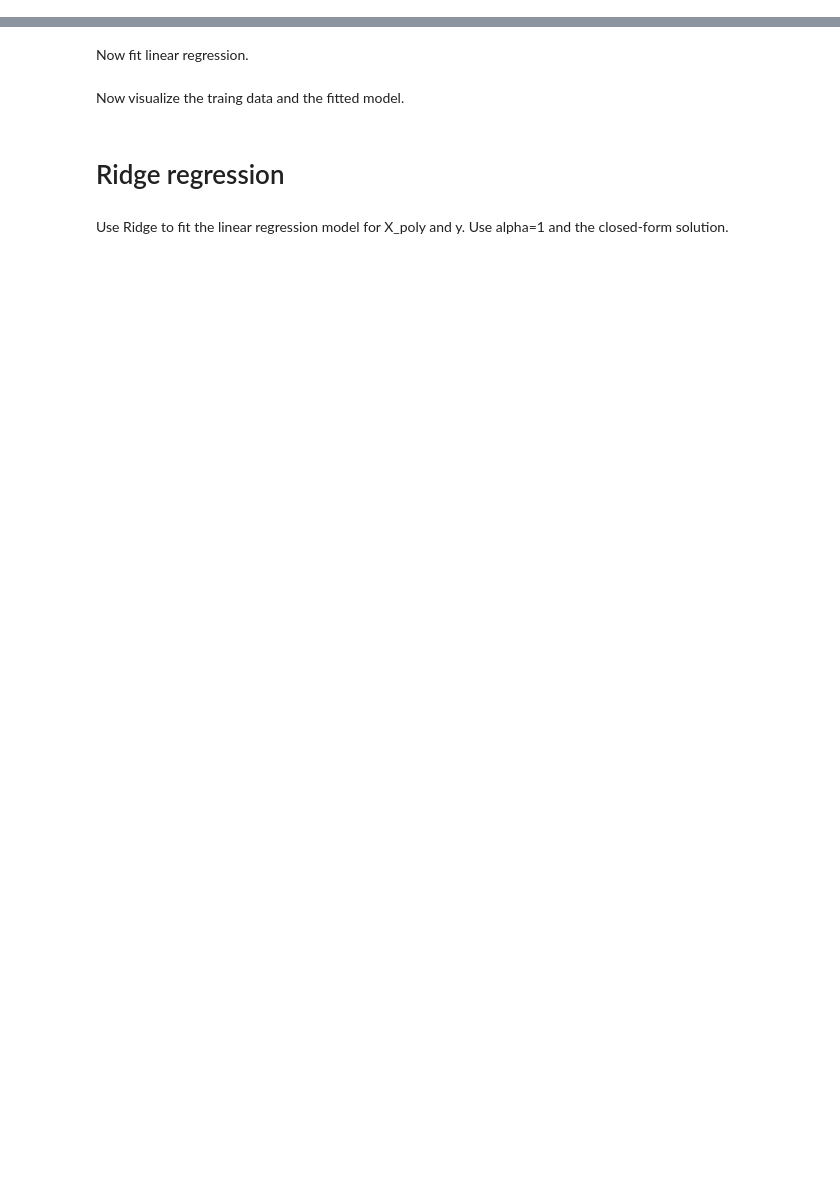
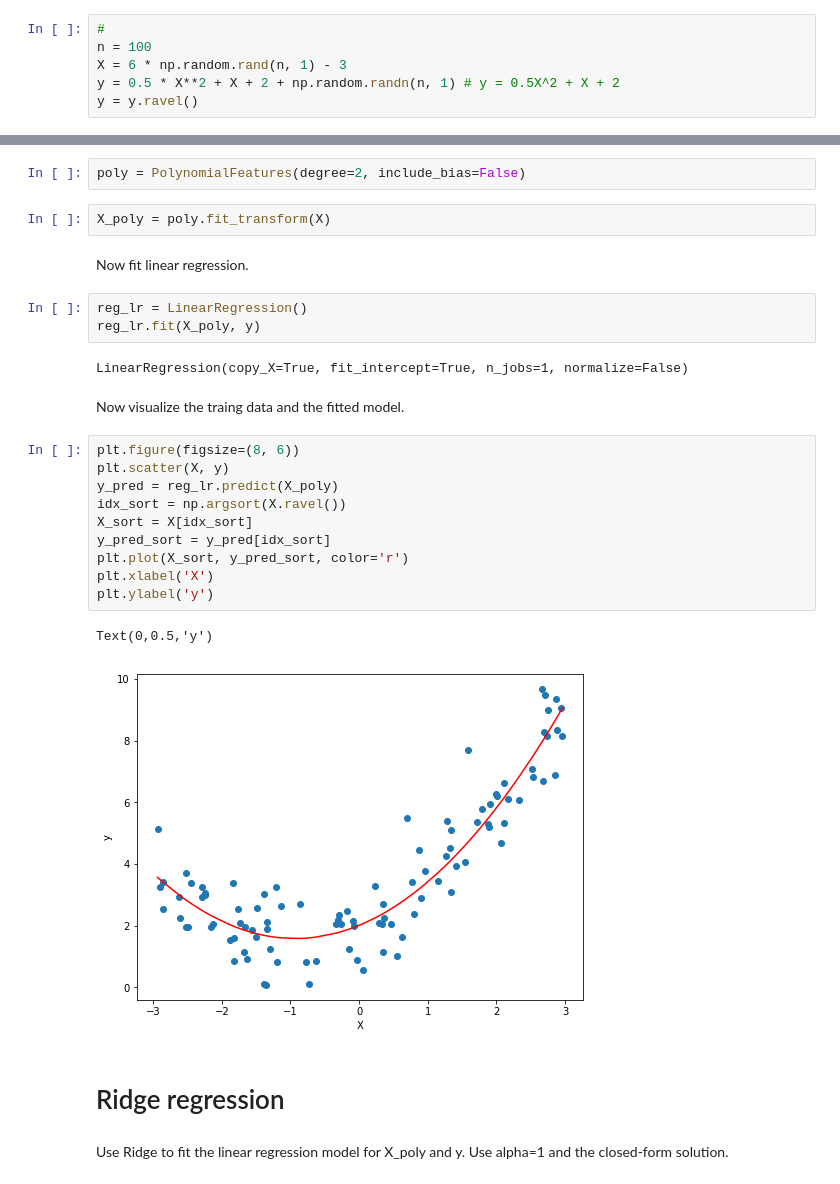
Before and after one commit to VandyChris/HandsOnMachineLearning, a Jupyter notebook: Chapter4.ipynb, the cells around one changed output, grey strips where cells are left out. Drawn from its saved outputs; the diff is of its cells as text; blank space fills up the shorter version.

```diff
--- a/Chapter4.ipynb
+++ b/Chapter4.ipynb
@@ -54,4 +109,10 @@ Instead of using whole training set or using only one sample, Min-batch GD compu
 # Polynomial Regression
 # %% [markdown]
 Run next cell to generate some data
+# %%
+#
+n = 100
+X = 6 * np.random.rand(n, 1) - 3
+y = 0.5 * X**2 + X + 2 + np.random.randn(n, 1) # y = 0.5X^2 + X + 2
+y = y.ravel()
 # %% [markdown]
@@ -59,7 +122,29 @@ Now use PolynomialFeatures to generate polynomial features.
+# %%
+poly = PolynomialFeatures(degree=2, include_bias=False)
+# %%
+X_poly = poly.fit_transform(X)
 # %% [markdown]
 Now fit linear regression.
+# %%
+reg_lr = LinearRegression()
+reg_lr.fit(X_poly, y)
+# %% [output]
+LinearRegression(copy_X=True, fit_intercept=True, n_jobs=1, normalize=False)
 # %% [markdown]
 Now visualize the traing data and the fitted model.
+# %%
+plt.figure(figsize=(8, 6))
+plt.scatter(X, y)
+y_pred = reg_lr.predict(X_poly)
+idx_sort = np.argsort(X.ravel())
+X_sort = X[idx_sort]
+y_pred_sort = y_pred[idx_sort]
+plt.plot(X_sort, y_pred_sort, color='r')
+plt.xlabel('X')
+plt.ylabel('y')
+# %% [output]
+Text(0,0.5,'y')
+[figure, added]
 # %% [markdown]
 # Ridge regression
 # %% [markdown]
```
Also changed, not shown: parts of 72 cells of this notebook.
